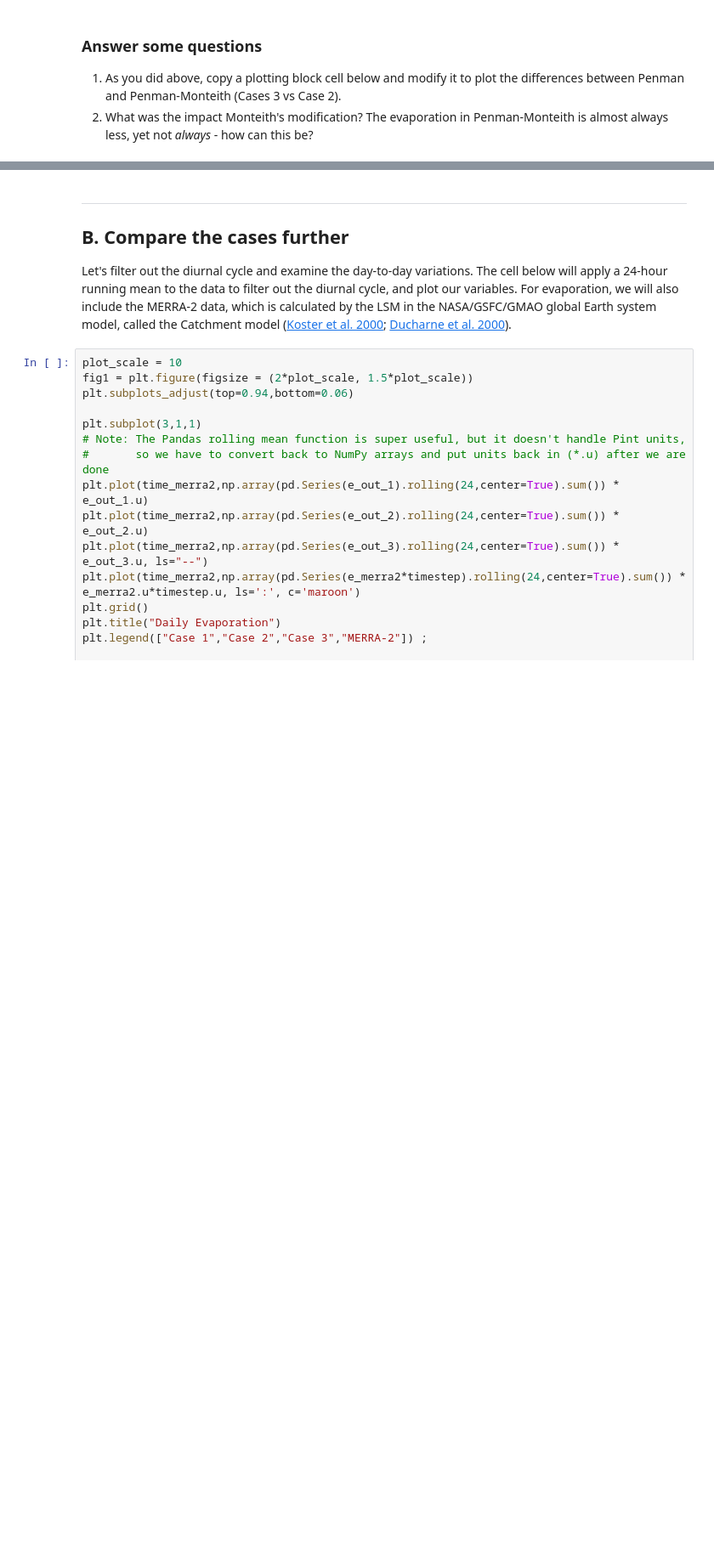
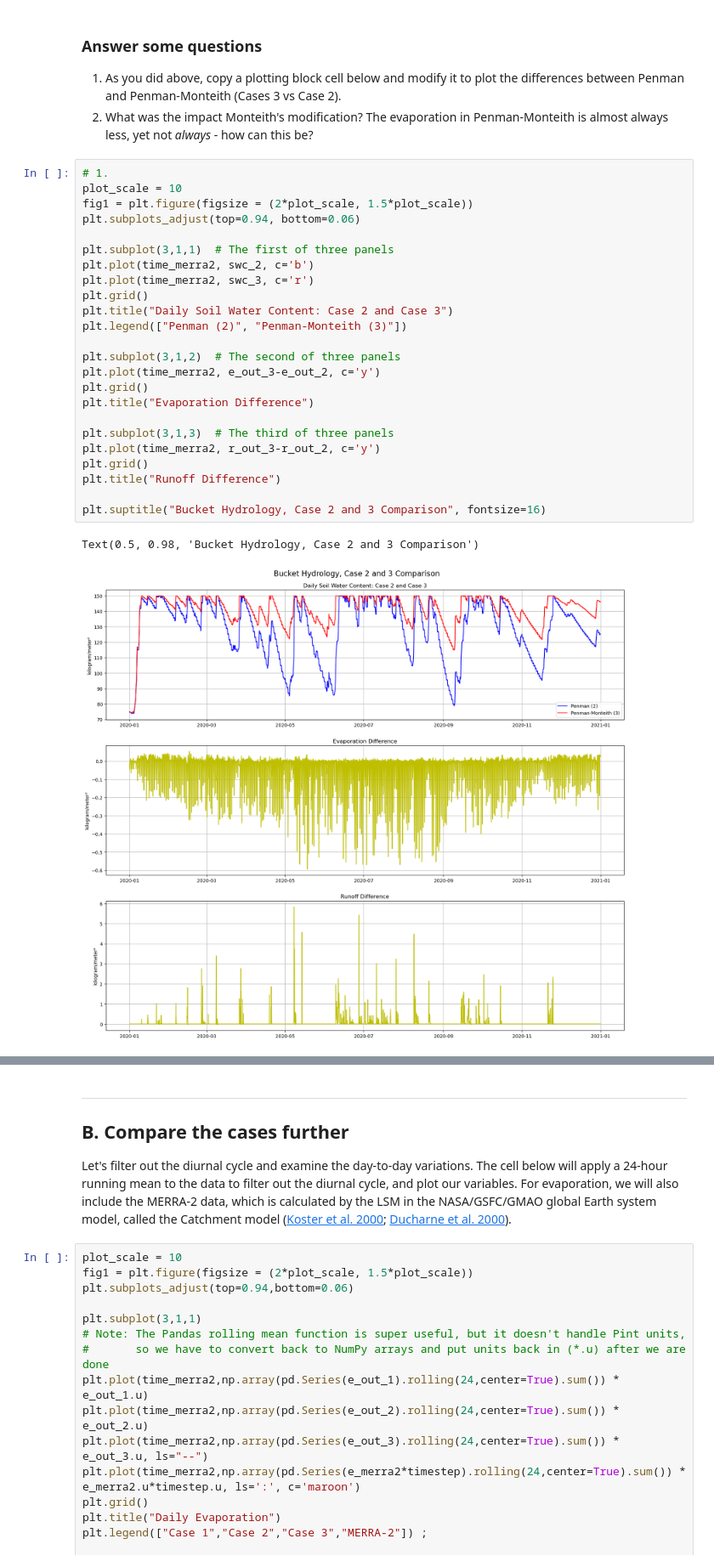
Before and after one commit to anlawyer/land-climate-interactions, a Jupyter notebook: HW2/CLIM614_HW_2.ipynb, the cells around one changed output, grey strips where cells are left out. Shown at 85% size. Saved outputs shown, nothing was run; the diff lists cells and outputs as text; blank space fills up the shorter version.

```diff
--- a/HW2/CLIM614_HW_2.ipynb
+++ b/HW2/CLIM614_HW_2.ipynb
@@ -499,3 +559,30 @@ plt.suptitle("Case 3: Bucket Hydrology, Penman-Monteith Evaporation",fontsize=16
 ### Answer some questions
 1. As you did above, copy a plotting block cell below and modify it to plot the differences between Penman and Penman-Monteith (Cases 3 vs Case 2).
 2. What was the impact Monteith's modification? The evaporation in Penman-Monteith is almost always less, yet not *always* - how can this be?
+# %%
+# 1.
+plot_scale = 10
+fig1 = plt.figure(figsize = (2*plot_scale, 1.5*plot_scale))
+plt.subplots_adjust(top=0.94, bottom=0.06)
+
+plt.subplot(3,1,1)  # The first of three panels
+plt.plot(time_merra2, swc_2, c='b')
+plt.plot(time_merra2, swc_3, c='r')
+plt.grid()
+plt.title("Daily Soil Water Content: Case 2 and Case 3")
+plt.legend(["Penman (2)", "Penman-Monteith (3)"])
+
+plt.subplot(3,1,2)  # The second of three panels
+plt.plot(time_merra2, e_out_3-e_out_2, c='y')
+plt.grid()
+plt.title("Evaporation Difference")
+
+plt.subplot(3,1,3)  # The third of three panels
+plt.plot(time_merra2, r_out_3-r_out_2, c='y')
+plt.grid()
+plt.title("Runoff Difference")
+
+plt.suptitle("Bucket Hydrology, Case 2 and 3 Comparison", fontsize=16)
+# %% [output]
+Text(0.5, 0.98, 'Bucket Hydrology, Case 2 and 3 Comparison')
+[figure, added]
```
Also changed, not shown: parts of 16 cells of this notebook.
